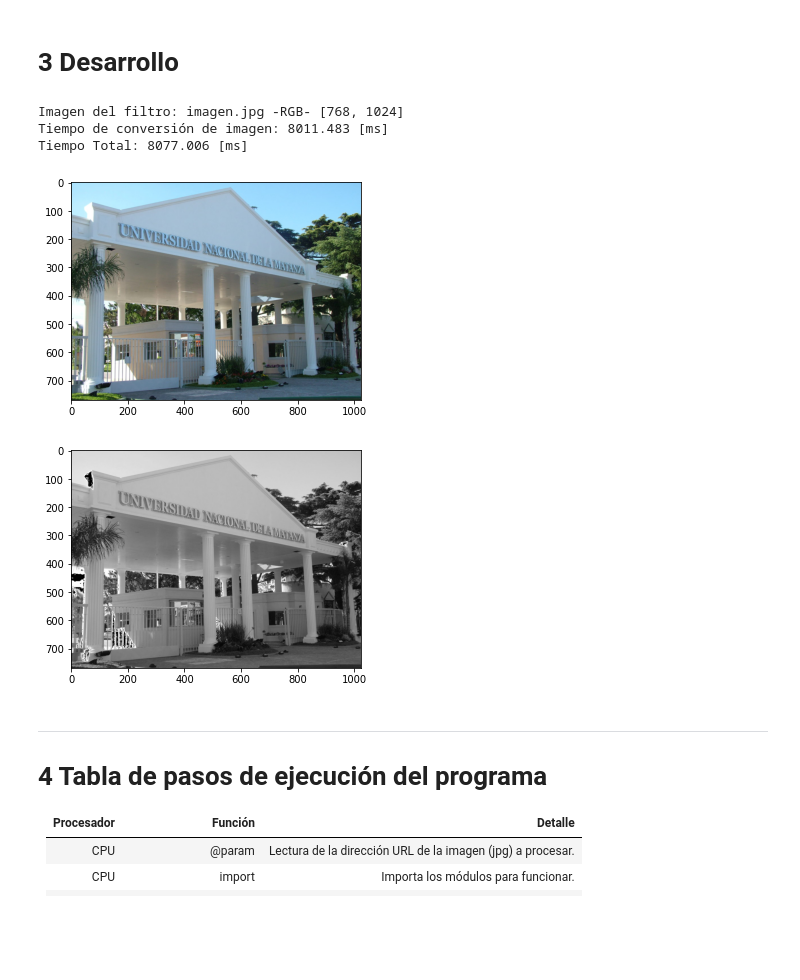
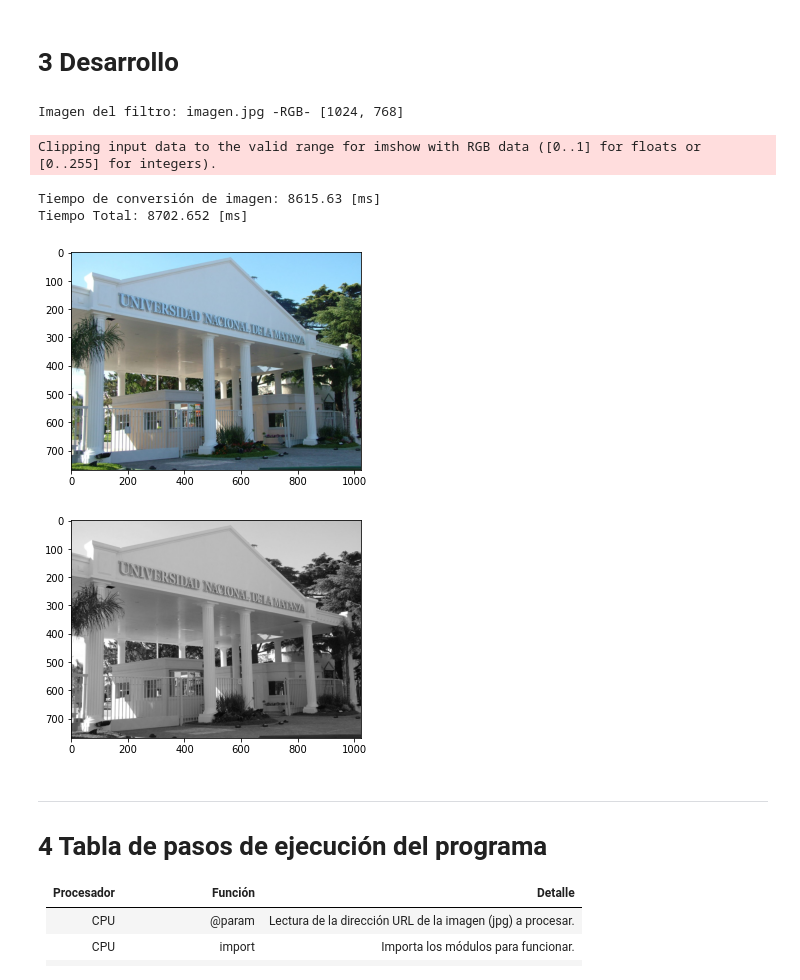
Before and after one commit to wvaliente/SOA_HPC, a Jupyter notebook: Ejercicios/Prueba 2 - Imagen - CPU.ipynb, the cells around one changed output. Cells and saved outputs as stored; diff of their text form; code cells hidden in the pictures; blank space fills up the shorter version.

```diff
--- a/Ejercicios/Prueba 2 - Imagen - CPU.ipynb
+++ b/Ejercicios/Prueba 2 - Imagen - CPU.ipynb
@@ -64,46 +64,48 @@ img_nombre = 'imagen.jpg'
 image = Image.open( img_nombre )
 
 # Optengo las proporsiones de la imagen.
-img_alto, img_ancho = image.size
+img_ancho, img_alto = image.size
 
 # Convierto la imagen comprimida en JPEG/PNG a array.
 img_pic_cpu = numpy.asarray(image)
+img_pic_cpu = img_pic_cpu.astype( numpy.int32() )
 
 # Genero el array resultado (3 pixeles usa RGB * (el tamaño del array)).
 img_picR_cpu = numpy.empty_like( img_pic_cpu)
 
 # Muestro los atributos de la imagen y como se ve antes del seudo filtro.
 print("Imagen del filtro: " + img_nombre + " -" + image.mode + "- [" + str(img_ancho) + ", " + str(img_alto ) + "]" )
 
 plt.figure()
 imgplot=plt.imshow( img_pic_cpu )
 
 tiempo_img = datetime.now()
 
 # Convierto la imagen a escala de grises
 for y  in range( 0, img_alto ):
   for x in range( 0, img_ancho ):
 #    print( x, y, img_pic_cpu[x][y] )
-    pixel_R, pixel_G, pixel_B = img_pic_cpu[x][y]
+    pixel_R, pixel_G, pixel_B = img_pic_cpu[y][x]
     gris = (pixel_R*0.299)+(pixel_G*0.599)+(pixel_B*0.11)
-    img_picR_cpu[x][y] = [gris, gris, gris]
+    img_picR_cpu[y][x] = [gris, gris, gris]
 
 tiempo_img = datetime.now() - tiempo_img
 
 # Muestro la imagen luego de aplicarle el filtro.
 plt.figure()
 imgplot = plt.imshow( img_picR_cpu )
 
 tiempo_total = datetime.now() - tiempo_total
 
 print( "Tiempo de conversión de imagen:", tiempo_en_ms( tiempo_img   ), "[ms]" )
 print( "Tiempo Total:",                   tiempo_en_ms( tiempo_total ), "[ms]" )
 # %% [output]
-Imagen del filtro: imagen.jpg -RGB- [768, 1024]
-Tiempo de conversión de imagen: 8011.483 [ms]
-Tiempo Total: 8077.006 [ms]
+Imagen del filtro: imagen.jpg -RGB- [1024, 768]
+Clipping input data to the valid range for imshow with RGB data ([0..1] for floats or [0..255] for integers).
+Tiempo de conversión de imagen: 8615.63 [ms]
+Tiempo Total: 8702.652 [ms]
 [figure]
-[figure, old version]
+[figure, new version]
 # %% [markdown]
 ---
 # 4 Tabla de pasos de ejecución del programa
```
Also changed, not shown: parts of 1 cell of this notebook, 1 other file.
